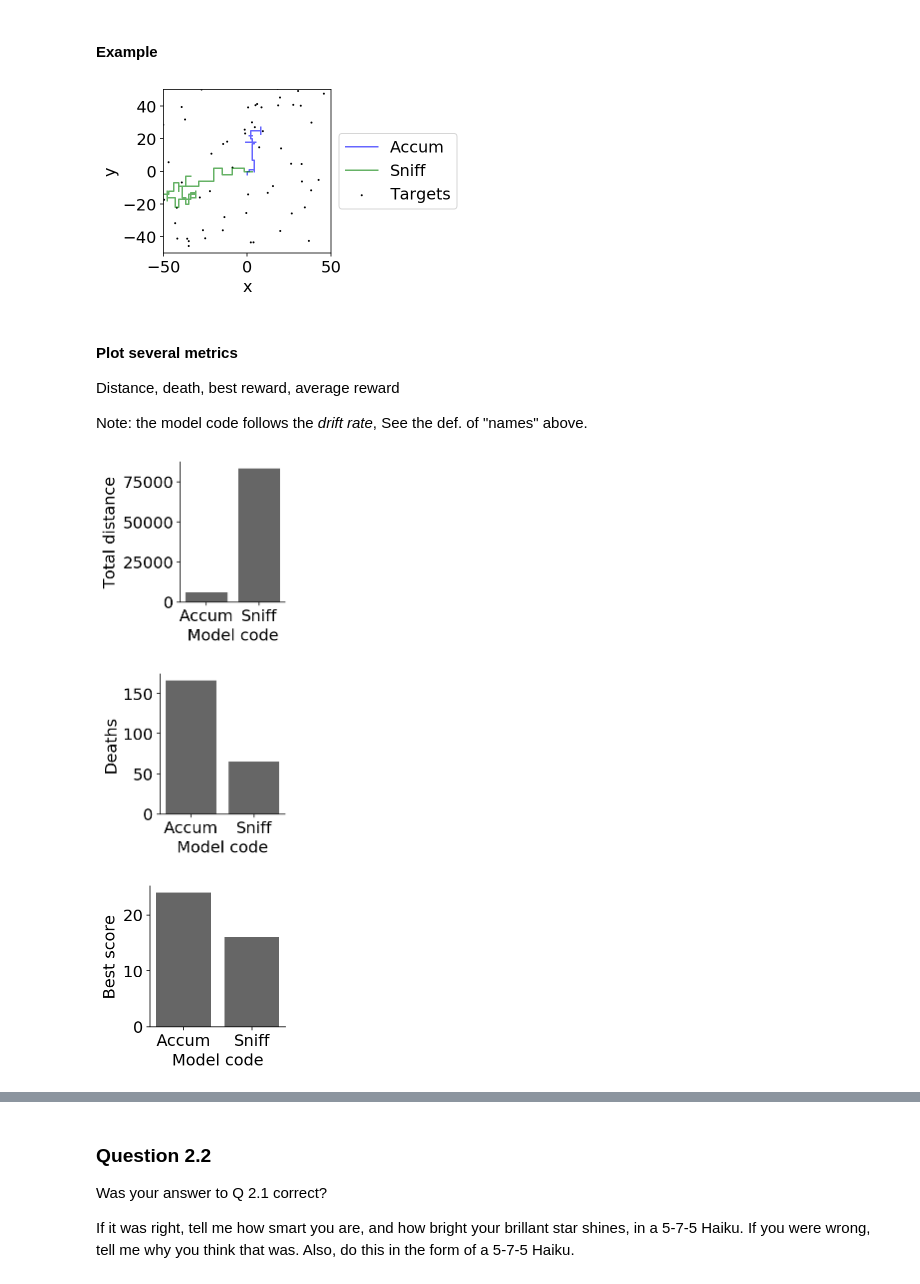
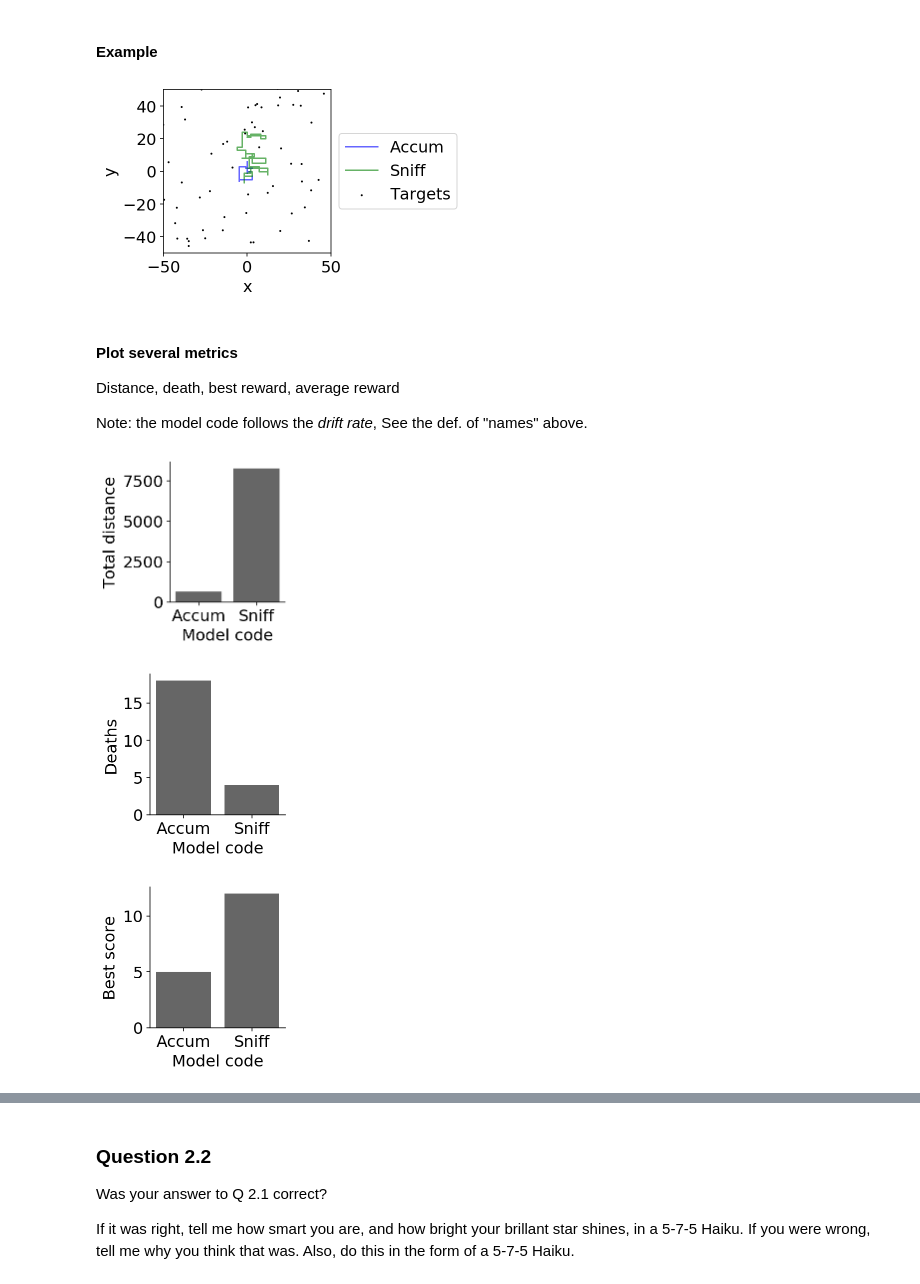
Before and after one commit to parenthetical-e/explorations-book, a Jupyter notebook: book/air-quotes.ipynb, the cells around one changed output, grey strips where cells are left out. Drawn from its saved outputs; the diff is of its cells as text; code cells hidden in the pictures.

```diff
--- a/book/air-quotes.ipynb
+++ b/book/air-quotes.ipynb
@@ -573,7 +558,7 @@ accum.seed(seed_value)
 
 # !
 accum_exp = experiment(
-    f"data/test_accum.pkl",
+    f"accum",
     accum,
     env,
     num_steps=num_steps,
@@ -583,7 +568,7 @@ accum_exp = experiment(
     seed=seed_value
 )
 sniff_exp = experiment(
-    f"data/test_sniff.pkl",
+    f"sniff",
     sniff,
     env,
     num_steps=num_steps,
@@ -602,7 +587,7 @@ colors = ["blue", "green"]
 # %%
 plot_boundary = (50, 50)
 
-num_experiment = 54
+num_experiment = 0
 ax = None
 ax = plot_position2d(
     select_exp(accum_exp, num_experiment),
@@ -629,7 +614,7 @@ ax = plot_targets2d(
     ax=ax,
 )
 # %% [output]
-[figure, old version]
+[figure, new version]
 # %% [markdown]
 #### Plot several metrics
 Distance, death, best reward, average reward
@@ -638,21 +623,21 @@ Note: the model code follows the _drift rate_, See the def. of "names" above.
 # %%
 # Score
 scores = []
 for result in results:
     l = 0.0
-    for r in res:
+    for r in result:
         l += r["agent_total_l"][-1]
     scores.append(l)
 
 # -
 fig = plt.figure(figsize=(3, 3))
 plt.bar(names, scores, color="black", alpha=0.6)
 plt.ylabel("Total distance")
 plt.xlabel("Model code")
 plt.tight_layout()
 sns.despine()
 # %% [output]
-[figure, old version]
+[figure, new version]
 # %%
 # Score
 scores = []
@@ -667,7 +652,7 @@ plt.xlabel("Model code")
 plt.tight_layout()
 sns.despine()
 # %% [output]
-[figure, old version]
+[figure, new version]
 # %%
 # Score
 scores = []
@@ -688,7 +673,7 @@ plt.xlabel("Model code")
 plt.tight_layout()
 sns.despine()
 # %% [output]
-[figure, old version]
+[figure, new version]
 # %%
 # Score
 scores = []
```
Also changed, not shown: parts of 19 cells of this notebook.
